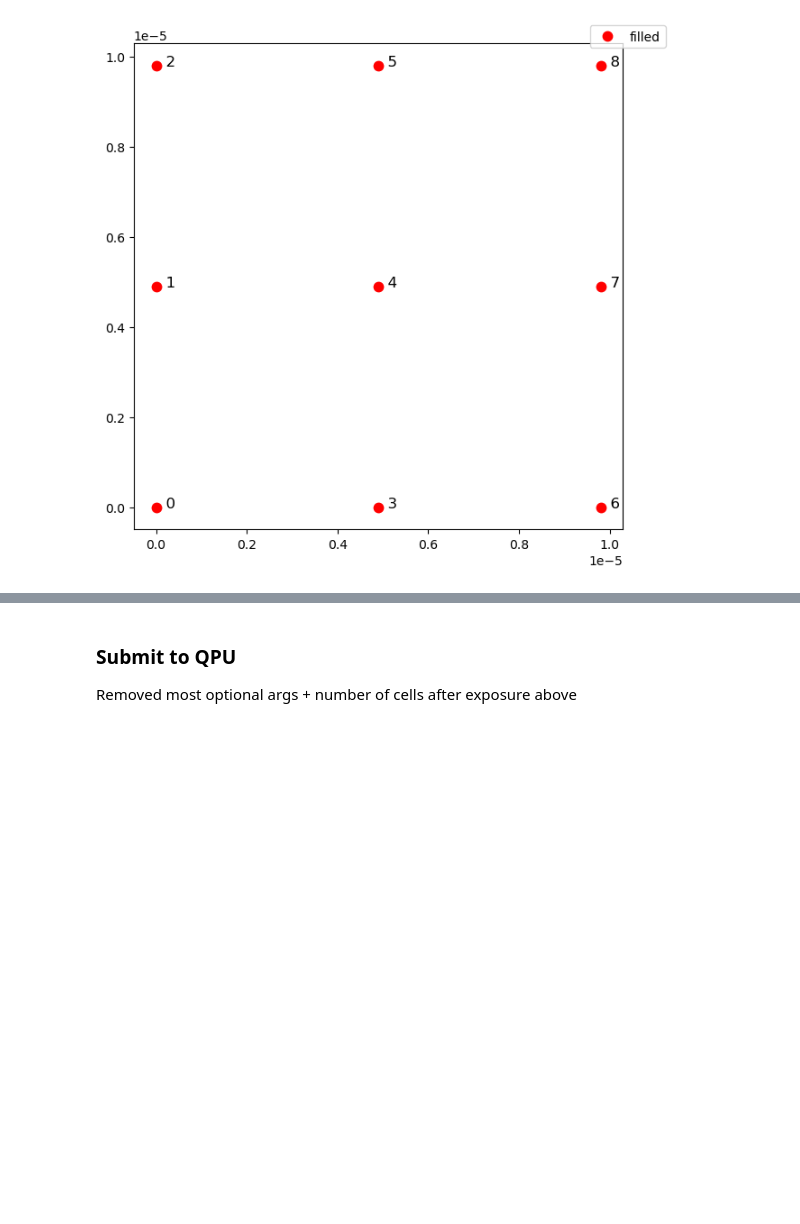
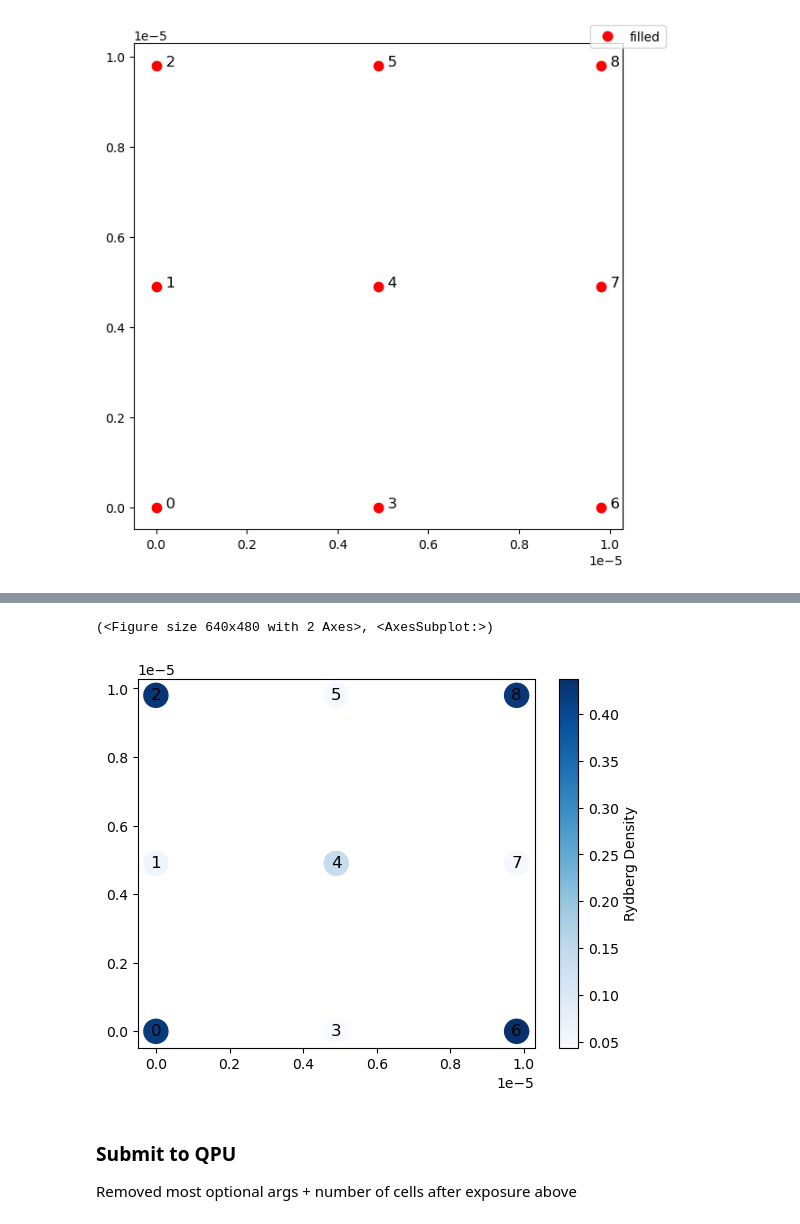
Before and after one commit to weinbe58/amazon-braket-examples, a Jupyter notebook: examples/analog_hamiltonian_simulation/Checkerboard_Phase.ipynb, the cells around one changed output, grey strips where cells are left out. Cells and saved outputs as stored; diff of their text form; code cells hidden in the pictures; blank space fills up the shorter version.

Commit message:
new plotting function for arbitrary atom layouts

```diff
--- a/examples/analog_hamiltonian_simulation/Checkerboard_Phase.ipynb
+++ b/examples/analog_hamiltonian_simulation/Checkerboard_Phase.ipynb
@@ -220,3 +200,48 @@ plot_avg_density_grid(result_2D, (3,3));
+# %%
+def plot_avg_density(result, register):
+    # get atom coordinates
+    atom_coords = list(zip(register.coordinate_list(0), register.coordinate_list(1)))
+
+    # get Rydberg Densities
+    densities = get_avg_density(result)
+
+    # create positions for networkx
+    pos = {i:coord for i,coord in enumerate(atom_coords)}
+
+    # get colors
+    vmin = min(densities)
+    vmax = max(densities)
+    cmap = plt.cm.Blues
+
+    # construct graph
+    g = nx.Graph()
+    g.add_nodes_from(list(range(len(avg_densities))))
+
+    # display
+    fig, ax = plt.subplots()
+    nx.draw(g,
+            pos,
+            node_color=densities,
+            cmap=cmap,
+            node_shape="o",
+            vmin=vmin,
+            vmax=vmax,
+            with_labels=True,
+            ax = ax)
+    ## Set axes
+    ax.set_axis_on()
+    ax.tick_params(left=True, bottom=True, labelleft=True, labelbottom=True)
+    ## Set colorbar
+    sm = plt.cm.ScalarMappable(cmap=cmap, norm=plt.Normalize(vmin=vmin, vmax=vmax))
+    sm.set_array([])
+    plt.colorbar(sm, ax=ax, label="Rydberg Density")
+
+    return fig,ax
+# %%
+plot_avg_density(result_2D, register_2D)
+# %% [output]
+(<Figure size 640x480 with 2 Axes>, <AxesSubplot:>)
+[figure, added]
 # %% [markdown]
 ### Submit to  QPU
 
```
Also changed, not shown: parts of 4 cells of this notebook.
